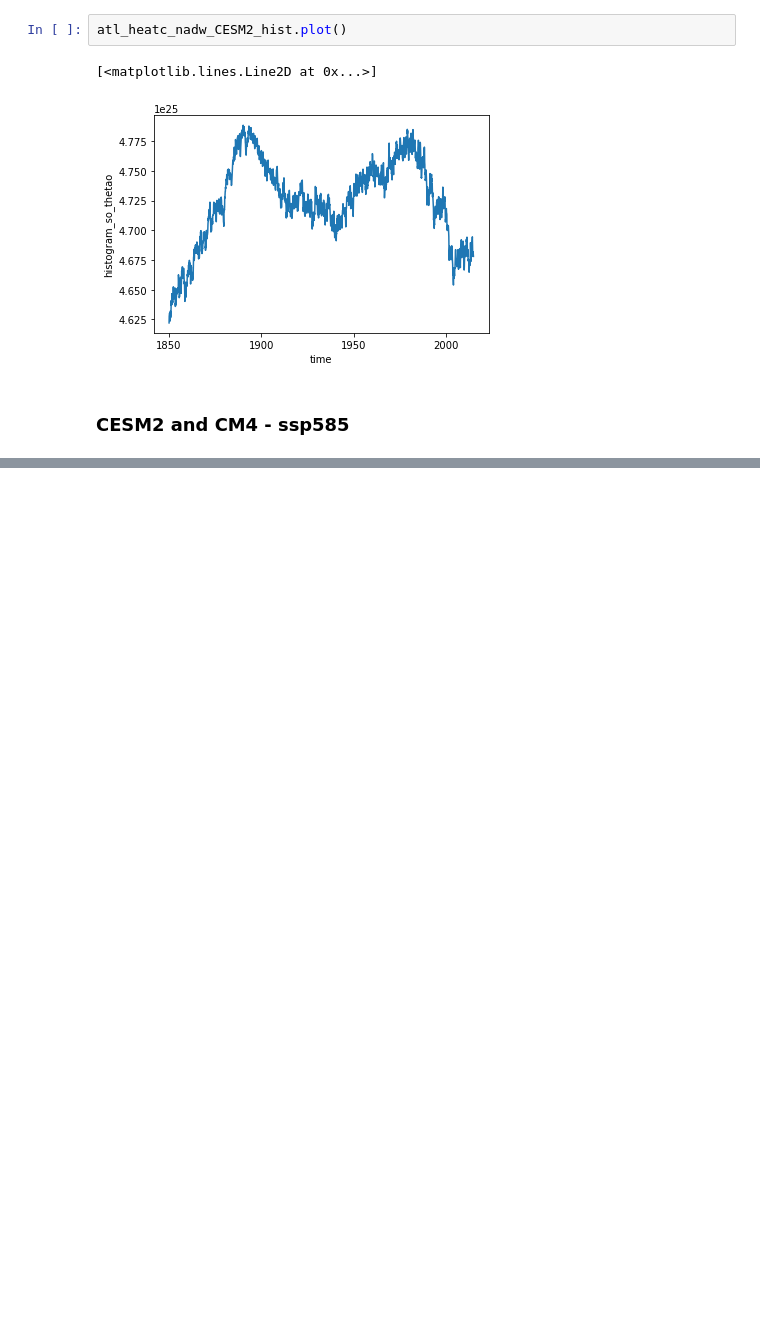
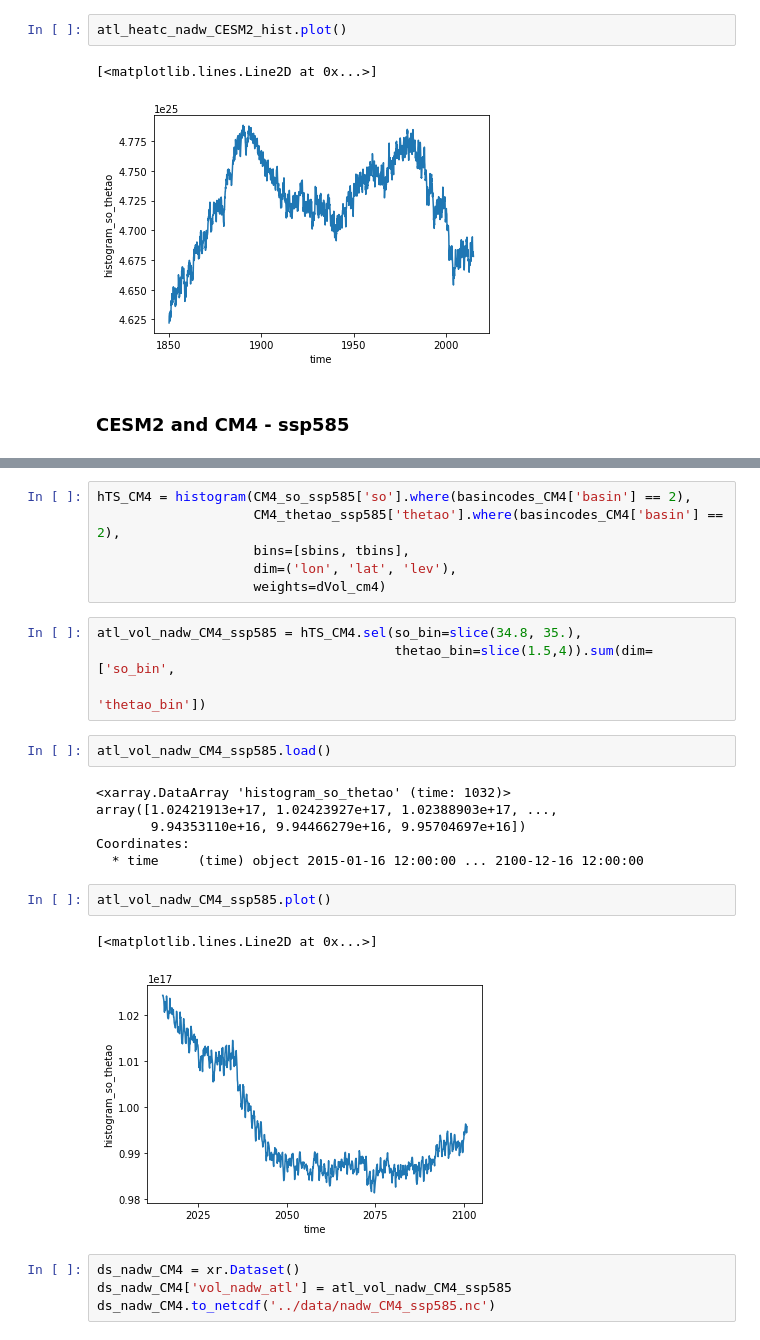
Before and after one commit to raphaeldussin/cmip6hack_water_masses_future, a Jupyter notebook: notebooks/Watermasses.ipynb, the cells around one changed output, grey strips where cells are left out. Cells and saved outputs as stored; diff of their text form; blank space fills up the shorter version.

```diff
--- a/notebooks/Watermasses.ipynb
+++ b/notebooks/Watermasses.ipynb
@@ -486,0 +596,27 @@ atl_heatc_nadw_CESM2_hist.plot()
+# %%
+hTS_CM4 = histogram(CM4_so_ssp585['so'].where(basincodes_CM4['basin'] == 2),
+                    CM4_thetao_ssp585['thetao'].where(basincodes_CM4['basin'] == 2),
+                    bins=[sbins, tbins],
+                    dim=('lon', 'lat', 'lev'),
+                    weights=dVol_cm4)
+# %%
+atl_vol_nadw_CM4_ssp585 = hTS_CM4.sel(so_bin=slice(34.8, 35.),
+                                      thetao_bin=slice(1.5,4)).sum(dim=['so_bin',
+                                                                        'thetao_bin'])
+# %%
+atl_vol_nadw_CM4_ssp585.load()
+# %% [output]
+<xarray.DataArray 'histogram_so_thetao' (time: 1032)>
+array([1.02421913e+17, 1.02423927e+17, 1.02388903e+17, ...,
+       9.94353110e+16, 9.94466279e+16, 9.95704697e+16])
+Coordinates:
+  * time     (time) object 2015-01-16 12:00:00 ... 2100-12-16 12:00:00
+# %%
+atl_vol_nadw_CM4_ssp585.plot()
+# %% [output]
+[<matplotlib.lines.Line2D at 0x...>]
+[figure, added]
+# %%
+ds_nadw_CM4 = xr.Dataset()
+ds_nadw_CM4['vol_nadw_atl'] = atl_vol_nadw_CM4_ssp585
+ds_nadw_CM4.to_netcdf('../data/nadw_CM4_ssp585.nc')
```
Also changed, not shown: parts of 45 cells of this notebook, 1 other file.
